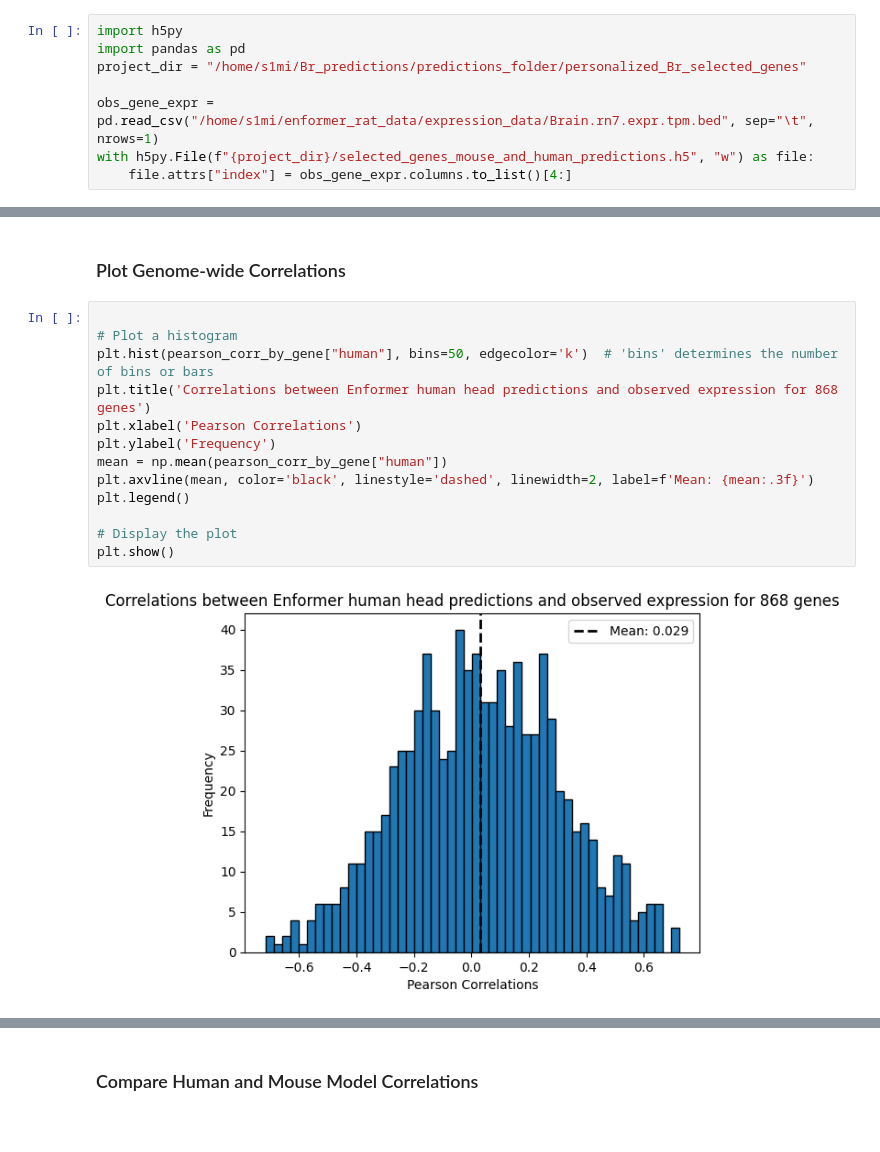
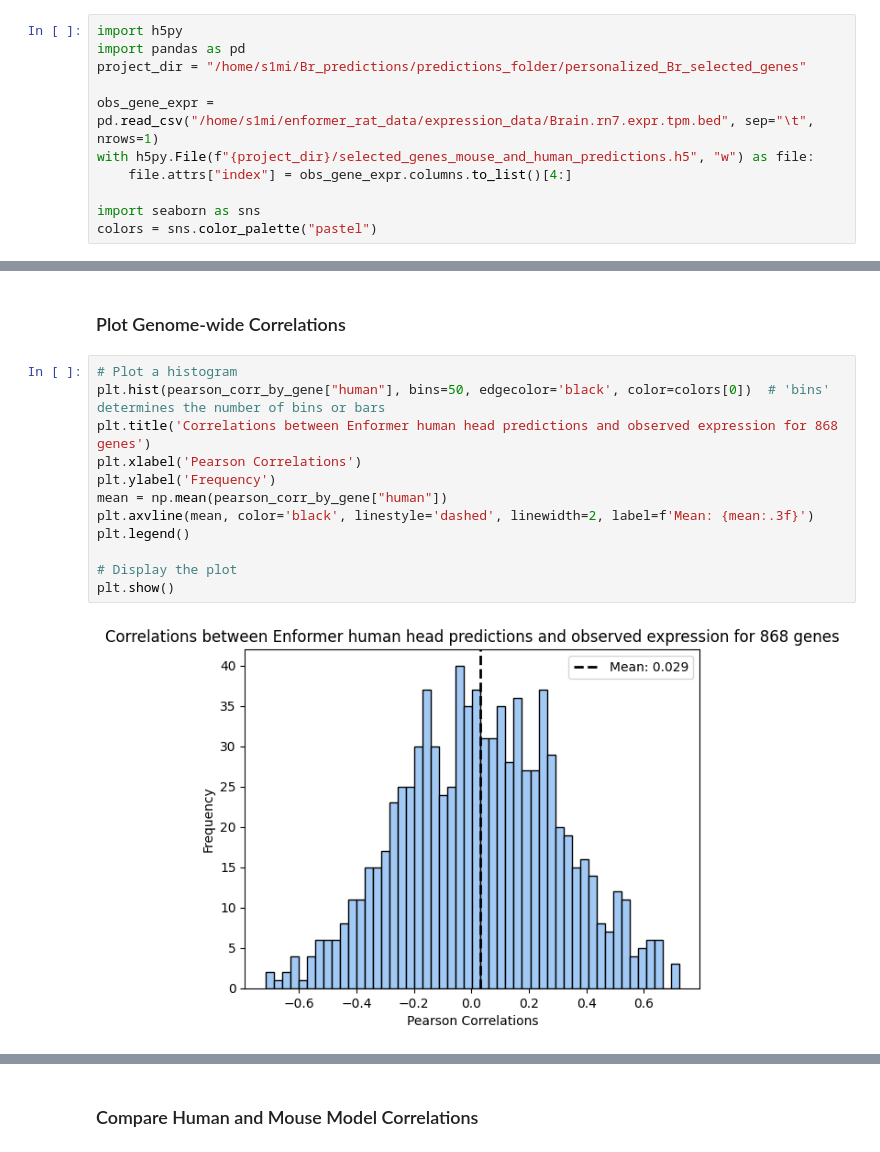
Before and after one commit to hakyimlab/sabrina-deep-learning-in-genomics, a Jupyter notebook: posts/2023-08-31-Br-personalized-prediction-on-more-genes/index.ipynb, the cells around one changed output, grey strips where cells are left out. Saved outputs shown, nothing was run; the diff lists cells and outputs as text.

```diff
--- a/posts/2023-08-31-Br-personalized-prediction-on-more-genes/index.ipynb
+++ b/posts/2023-08-31-Br-personalized-prediction-on-more-genes/index.ipynb
@@ -19,6 +19,9 @@ project_dir = "/home/s1mi/Br_predictions/predictions_folder/personalized_Br_sele
 obs_gene_expr = pd.read_csv("/home/s1mi/enformer_rat_data/expression_data/Brain.rn7.expr.tpm.bed", sep="\t", nrows=1)
 with h5py.File(f"{project_dir}/selected_genes_mouse_and_human_predictions.h5", "w") as file:
     file.attrs["index"] = obs_gene_expr.columns.to_list()[4:]
+
+import seaborn as sns
+colors = sns.color_palette("pastel")
 # %% [markdown]
 After my parsl job was stuck in the queue for two days, I decided to forgo parsl and append the predictions from the login node. This took many interrupted attempts, but was sadly the better option. The non-parallelized code is below:
 # %%
@@ -97,19 +104,18 @@ spearman_corr_by_gene = spearman_corr_by_gene.dropna().astype(float)
 # %% [markdown]
 ### Plot Genome-wide Correlations
 # %%
-
 # Plot a histogram
-plt.hist(pearson_corr_by_gene["human"], bins=50, edgecolor='k')  # 'bins' determines the number of bins or bars
+plt.hist(pearson_corr_by_gene["human"], bins=50, edgecolor='black', color=colors[0])  # 'bins' determines the number of bins or bars
 plt.title('Correlations between Enformer human head predictions and observed expression for 868 genes')
 plt.xlabel('Pearson Correlations')
 plt.ylabel('Frequency')
 mean = np.mean(pearson_corr_by_gene["human"])
 plt.axvline(mean, color='black', linestyle='dashed', linewidth=2, label=f'Mean: {mean:.3f}')
 plt.legend()
 
 # Display the plot
 plt.show()
 # %% [output]
-[figure, old version]
+[figure, new version]
 # %%
 # Plot a histogram
```
Also changed, not shown: parts of 12 cells of this notebook.
